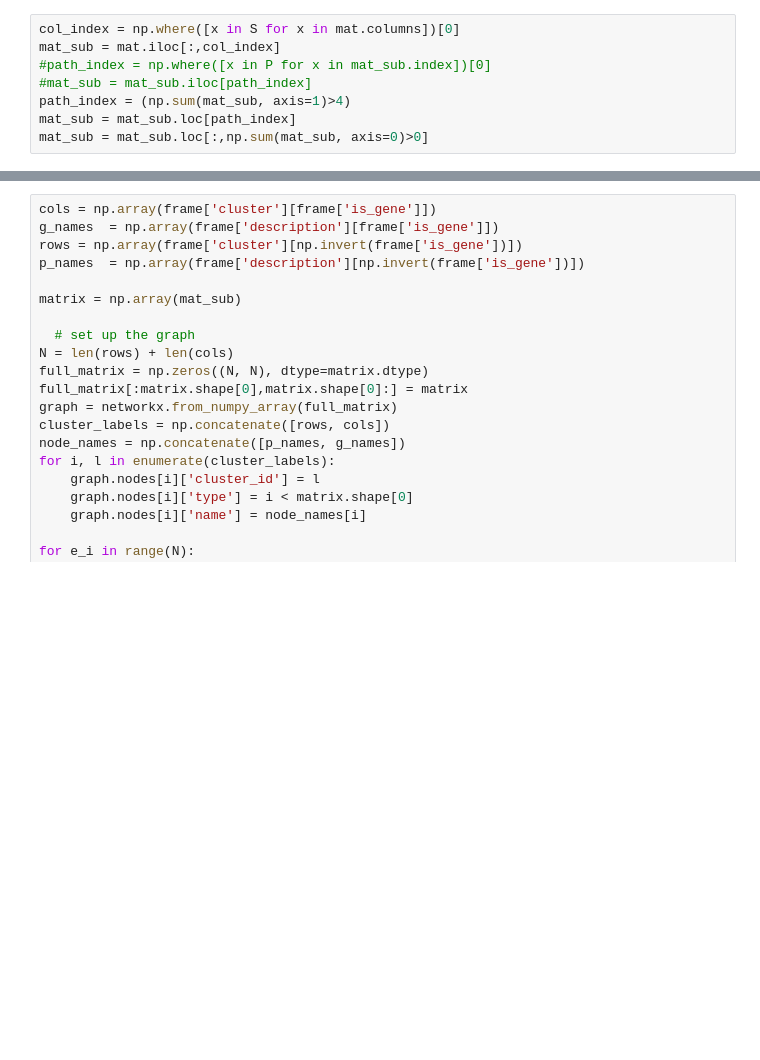
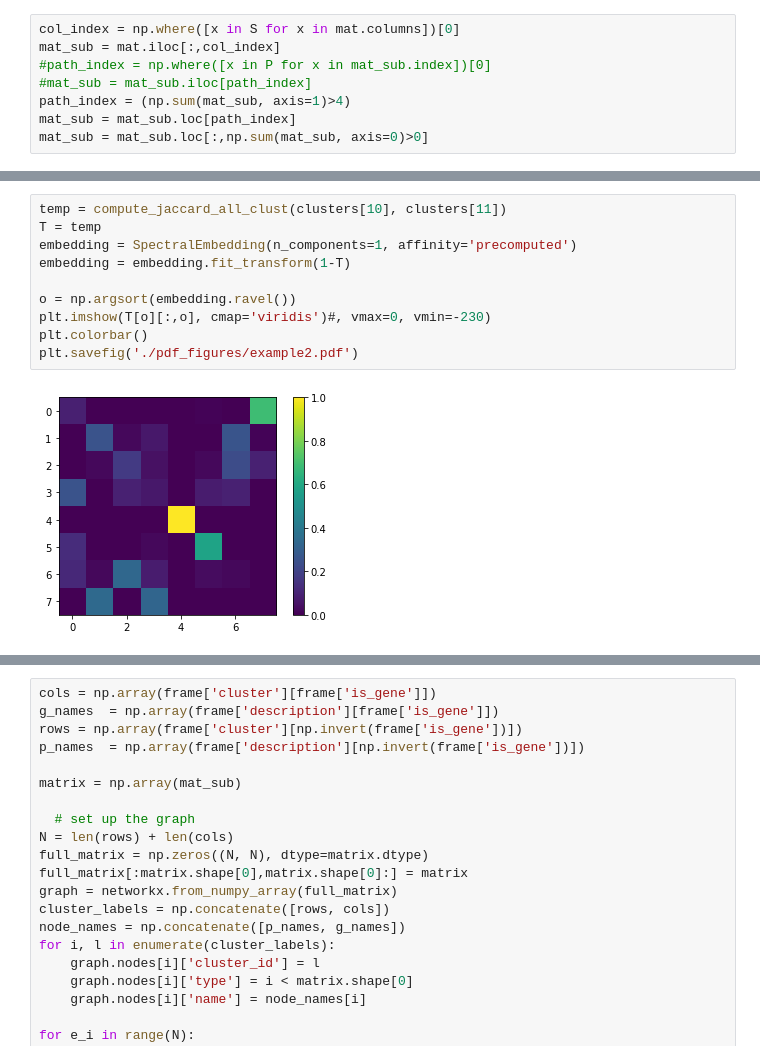
Before and after one commit to djunamay/ABCA7lof2, a Jupyter notebook: 10-KL_clusters.ipynb, the cells around one changed output, grey strips where cells are left out. Drawn from its saved outputs; the diff is of its cells as text; blank space fills up the shorter version.

```diff
--- a/10-KL_clusters.ipynb
+++ b/10-KL_clusters.ipynb
@@ -62,0 +154,12 @@ frame.columns = ['cluster', 'description', 'is_gene']
+# %%
+temp = compute_jaccard_all_clust(clusters[10], clusters[11])
+T = temp
+embedding = SpectralEmbedding(n_components=1, affinity='precomputed')
+embedding = embedding.fit_transform(1-T)
+
+o = np.argsort(embedding.ravel())
+plt.imshow(T[o][:,o], cmap='viridis')#, vmax=0, vmin=-230)
+plt.colorbar()
+plt.savefig('./pdf_figures/example2.pdf')
+# %% [output]
+[figure, added]
```
Also changed, not shown: parts of 25 cells of this notebook, 1 other file.
